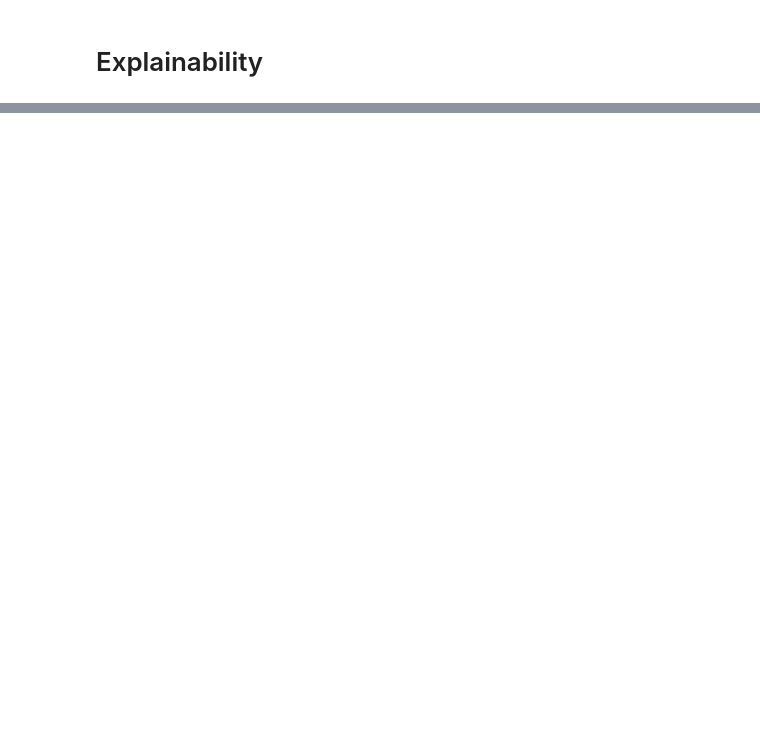
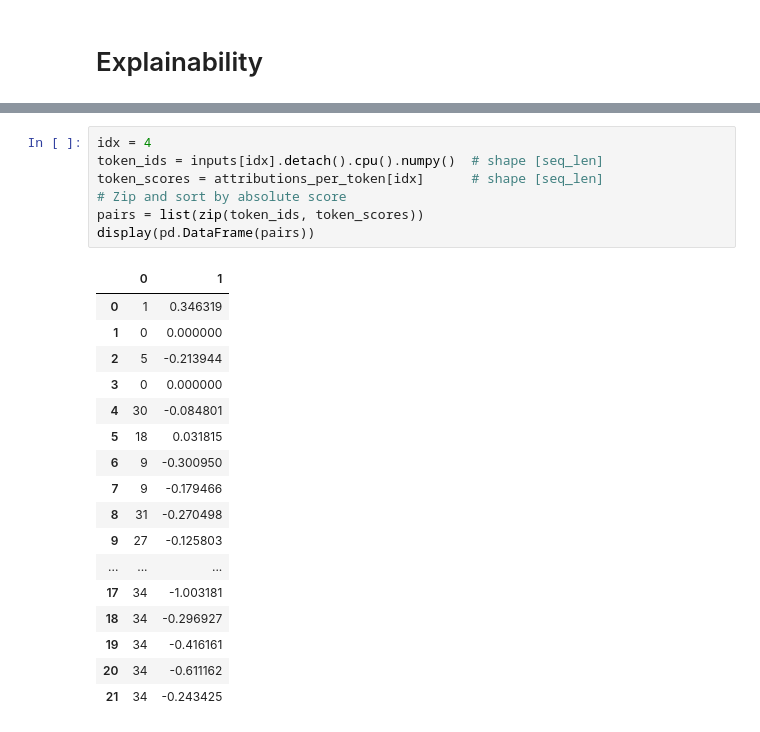
Before and after one commit to Efithor/riichi-dendrology, a Jupyter notebook: train_test.ipynb, the cells around one changed output, grey strips where cells are left out. Cells and saved outputs as stored; diff of their text form; blank space fills up the shorter version.

```diff
--- a/train_test.ipynb
+++ b/train_test.ipynb
@@ -346,0 +446,25 @@ Test AUC: 0.30613104261411483
+# %%
+idx = 4
+token_ids = inputs[idx].detach().cpu().numpy()  # shape [seq_len]
+token_scores = attributions_per_token[idx]      # shape [seq_len]
+# Zip and sort by absolute score
+pairs = list(zip(token_ids, token_scores))
+display(pd.DataFrame(pairs))
+# %% [output]
+|  | 0 | 1 |
+| 0 | 1 | 0.346319 |
+| 1 | 0 | 0.000000 |
+| 2 | 5 | -0.213944 |
+| 3 | 0 | 0.000000 |
+| 4 | 30 | -0.084801 |
+| 5 | 18 | 0.031815 |
+| 6 | 9 | -0.300950 |
+| 7 | 9 | -0.179466 |
+| 8 | 31 | -0.270498 |
+| 9 | 27 | -0.125803 |
+| ... | ... | ... |
+| 17 | 34 | -1.003181 |
+| 18 | 34 | -0.296927 |
+| 19 | 34 | -0.416161 |
+| 20 | 34 | -0.611162 |
+| 21 | 34 | -0.243425 |
```
Also changed, not shown: parts of 29 cells of this notebook, 5 other files.
